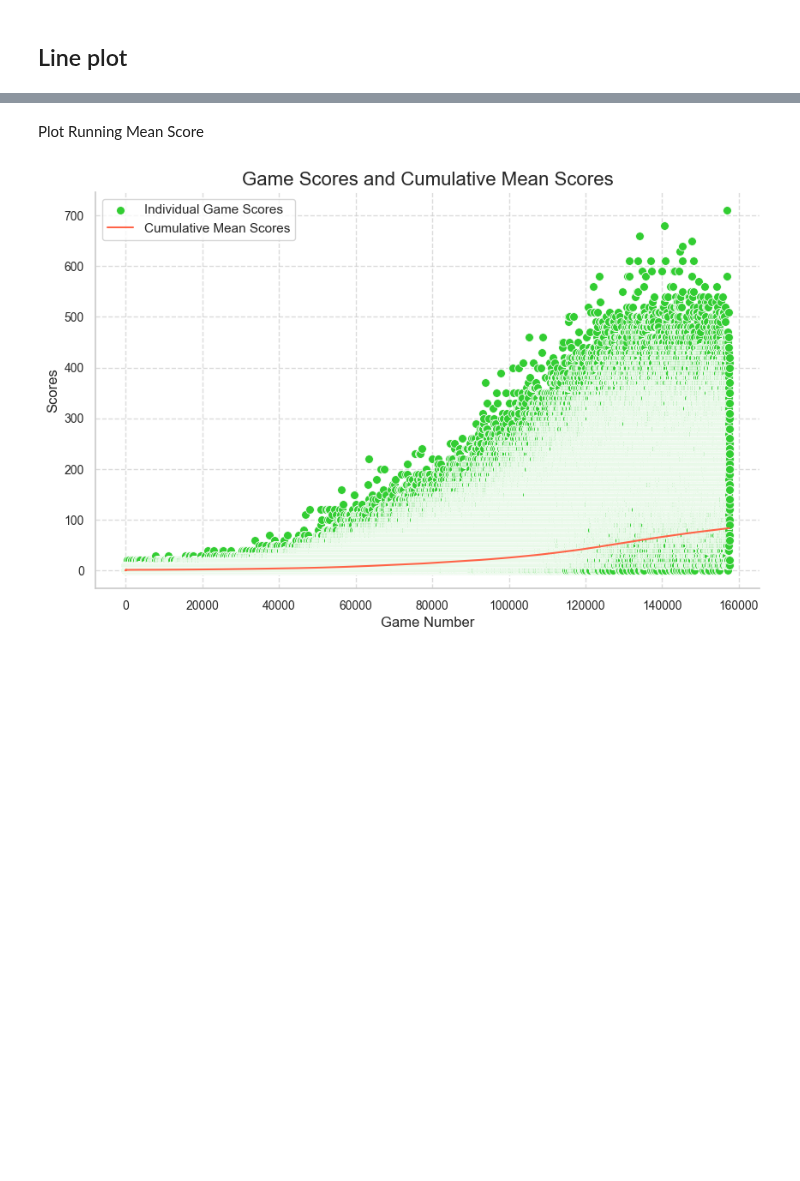
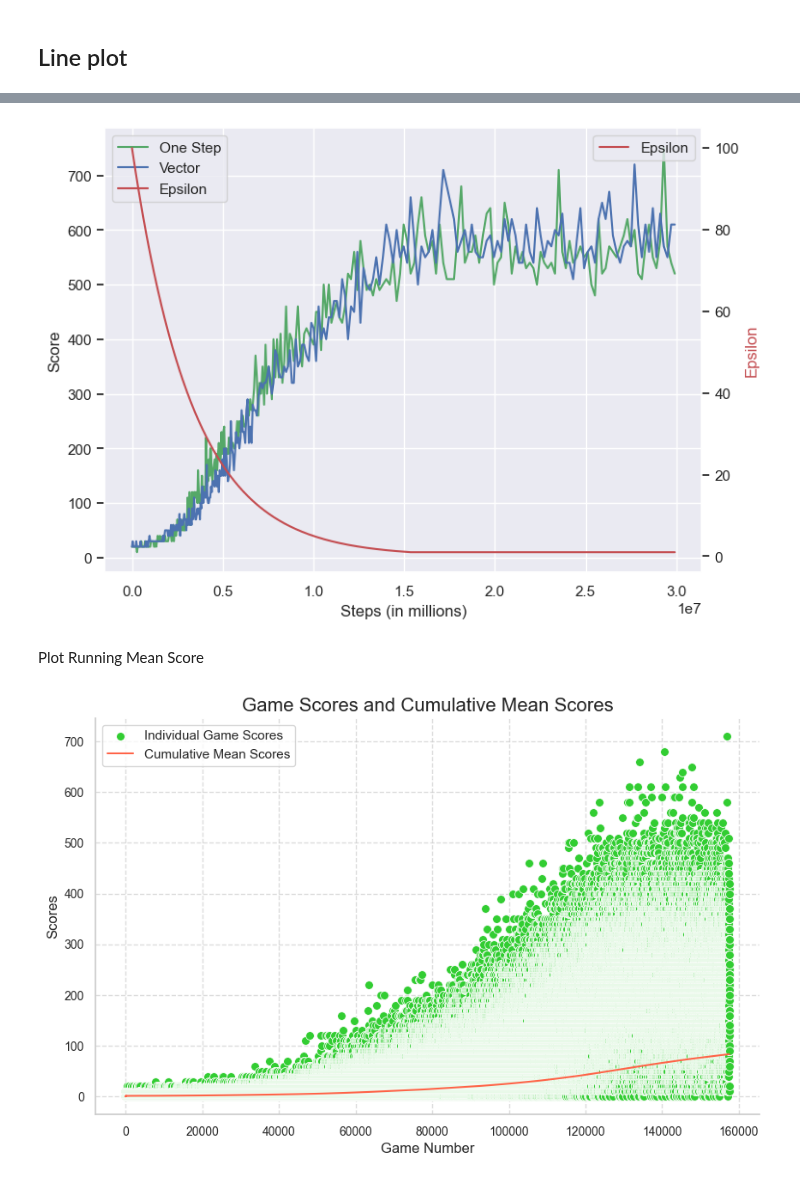
Before and after one commit to vietnhprivat/snake_ai, a Jupyter notebook: src/Classes/data_collection_training_data.ipynb, the cells around one changed output, grey strips where cells are left out. Saved outputs shown, nothing was run; the diff lists cells and outputs as text; code cells hidden in the pictures; blank space fills up the shorter version.

```diff
--- a/src/Classes/data_collection_training_data.ipynb
+++ b/src/Classes/data_collection_training_data.ipynb
@@ -223,3 +221,55 @@ plt.hist(x, bins=25000, edgecolor='black')
+# %%
+import matplotlib.pyplot as plt
+import seaborn as sns
+
+# Set the style of seaborn
+sns.set_theme(style="darkgrid")
+
+# Plot configurations
+fig, ax1 = plt.subplots(figsize=(8, 6))
+
+# Assuming 'onestep_max' and 'vector_max' are predefined dataframes with your actual data
+x = onestep_max['steps']
+y1 = onestep_max['score']
+y2 = vector_max['score'][:len(y1)]
+y3 = onestep_max['epsilon'] * 100
+
+# Plot the data on the primary y-axis using seaborn's lineplot for better aesthetics
+sns.lineplot(x=x, y=y1, color='g', label='One Step', ax=ax1, zorder=5)
+sns.lineplot(x=x, y=y2, color='b', label='Vector', ax=ax1, zorder=5)
+
+# Set axis labels for the primary y-axis
+ax1.set_xlabel('Steps (in millions)')
+ax1.set_ylabel('Score')
+
+# Create a second y-axis for the 'epsilon' data
+ax2 = ax1.twinx()
+sns.lineplot(x=x, y=y3, color='r', label='Epsilon', ax=ax2, zorder=5)
+
+# Set axis label for the second y-axis
+ax2.set_ylabel('Epsilon', color='r')
+
+# Put the grid behind the plots for the primary axis
+ax1.set_axisbelow(True)
+
+# Set the z-order for the grid (it needs to be less than the default for lines)
+ax1.grid(True, zorder=1)
+
+# Disable the grid for the secondary axis
+ax2.grid(False)
+
+# Ensure the axis ticks and labels are above the grid lines
+ax1.tick_params(axis='both', which='both', zorder=10)
+ax2.tick_params(axis='both', which='both', zorder=10)
+
+# Make the legend reflect both y-axes
+h1, l1 = ax1.get_legend_handles_labels()
+h2, l2 = ax2.get_legend_handles_labels()
+ax1.legend(h1+h2, l1+l2, loc='upper left')
+
+plt.show()
+# %% [output]
+[figure, added]
 # %% [markdown]
 Plot Running Mean Score
 # %%
```
Also changed, not shown: parts of 7 cells of this notebook, 4 other files.
